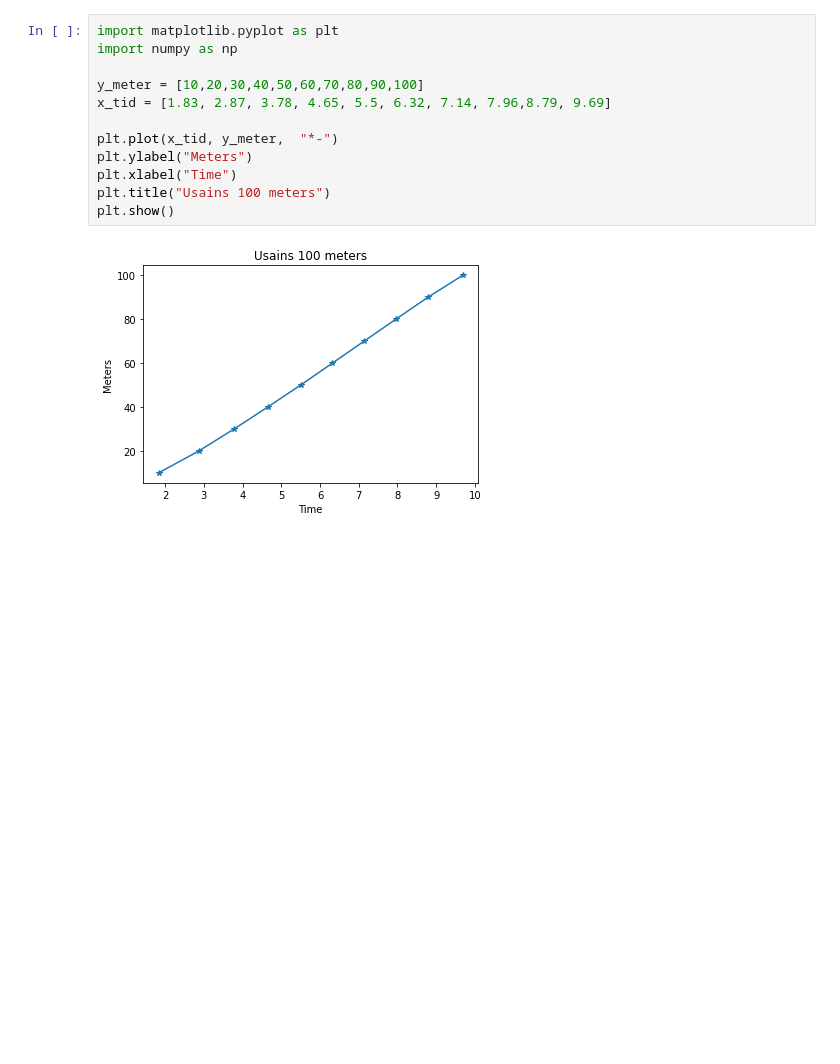
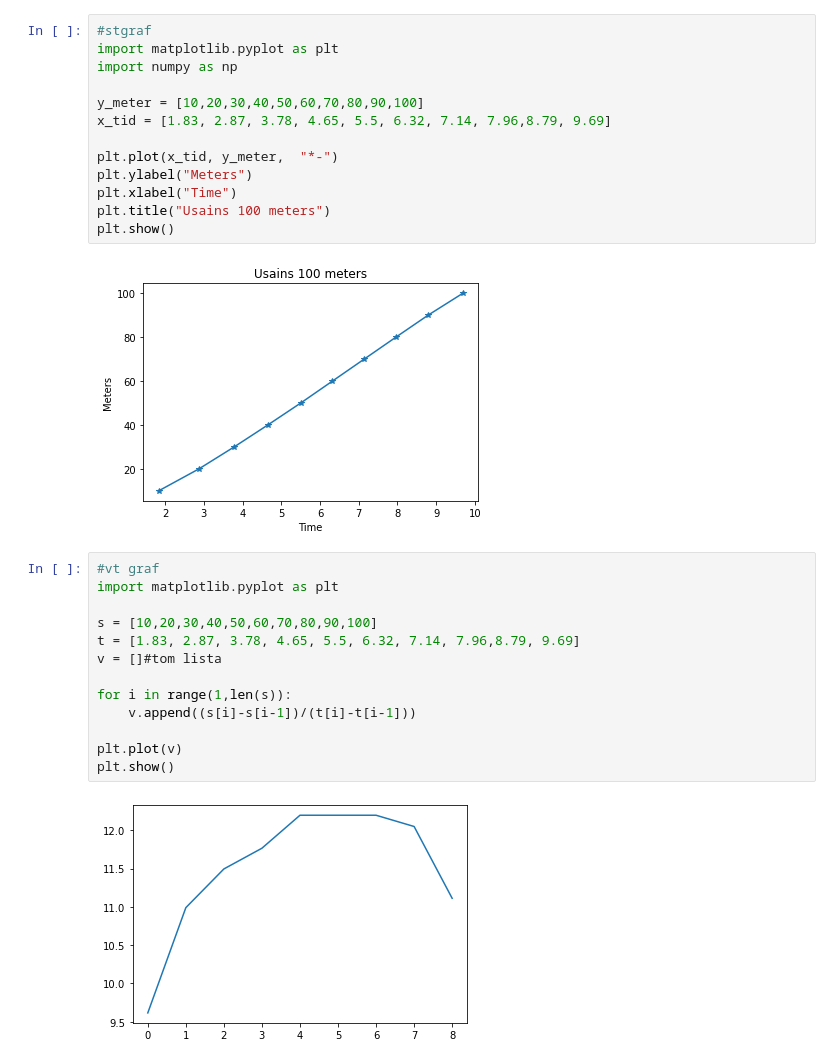
Before and after one commit to Dafancyfrog/Felix_samuelsson_TE19C, a Jupyter notebook: räkna med phyton/grafer.ipynb, the cells around one changed output. Cells and saved outputs as stored; diff of their text form; blank space fills up the shorter version.

```diff
--- a/räkna med phyton/grafer.ipynb
+++ b/räkna med phyton/grafer.ipynb
@@ -1,4 +1,5 @@
 # %%
+#stgraf
 import matplotlib.pyplot as plt
 import numpy as np
 
@@ -12,3 +13,18 @@ plt.title("Usains 100 meters")
 plt.show()
 # %% [output]
 [figure]
+# %%
+#vt graf
+import matplotlib.pyplot as plt
+
+s = [10,20,30,40,50,60,70,80,90,100]
+t = [1.83, 2.87, 3.78, 4.65, 5.5, 6.32, 7.14, 7.96,8.79, 9.69]
+v = []#tom lista
+
+for i in range(1,len(s)):
+    v.append((s[i]-s[i-1])/(t[i]-t[i-1]))
+
+plt.plot(v)
+plt.show()
+# %% [output]
+[figure, added]
```
